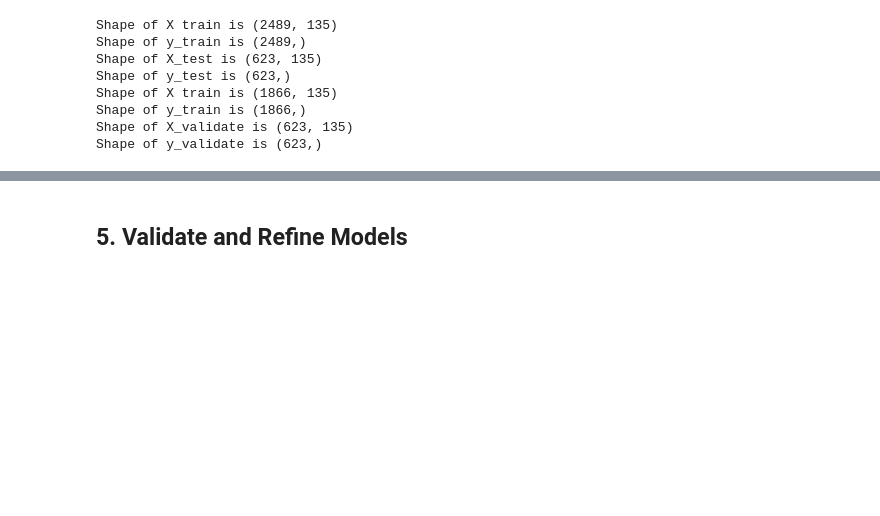
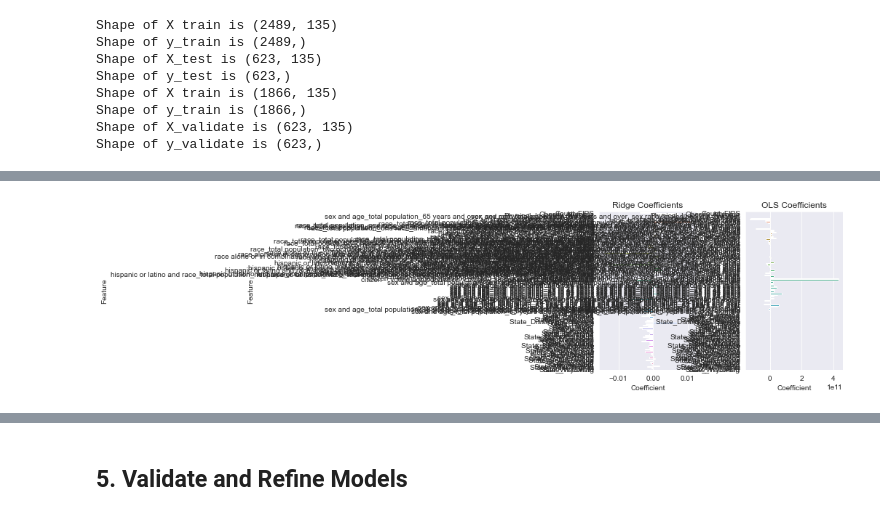
Before and after one commit to aramburoc/CSS_Project2_Group1, a Jupyter notebook: Project 2 Students.ipynb, the cells around one changed output, grey strips where cells are left out. Saved outputs shown, nothing was run; the diff lists cells and outputs as text; code cells hidden in the pictures; blank space fills up the shorter version.

```diff
--- a/Project 2 Students.ipynb
+++ b/Project 2 Students.ipynb
@@ -385,0 +468,20 @@ Shape of y_validate is (623,)
+# %%
+# make and fit a Ridge regression model
+ridge_reg = Ridge()
+ridge_model = ridge_reg.fit(X_train, y_train)
+ridge_reg_data = pd.DataFrame([ridge_model.coef_,
+                               diabetes_clean.drop(columns = ['Diabetes_Number']).columns]).T
+ridge_reg_data.columns = ['Coefficient', 'Feature'] # name columns of ridge_reg_data
+ridge_reg_data.replace(to_replace=[None], value= 0, inplace=True)
+ridge_reg_data['Coefficient'] = ridge_reg_data['Coefficient'].astype(float)
+# %%
+# plot the coefficients for the Ridge model and compare to OLS
+figure = plt.figure()
+figure.subplots_adjust(wspace = .5, hspace=.5)
+figure.add_subplot(1, 2, 1)
+sns.barplot(x="Coefficient", y="Feature", data=ridge_reg_data).set_title("Ridge Coefficients")
+figure.add_subplot(1, 2, 2)
+sns.barplot(x="Coefficient", y="Feature", data=lin_reg_data).set_title("OLS Coefficients")
+plt.show()
+# %% [output]
+[figure, added]
```
Also changed, not shown: parts of 29 cells of this notebook.
